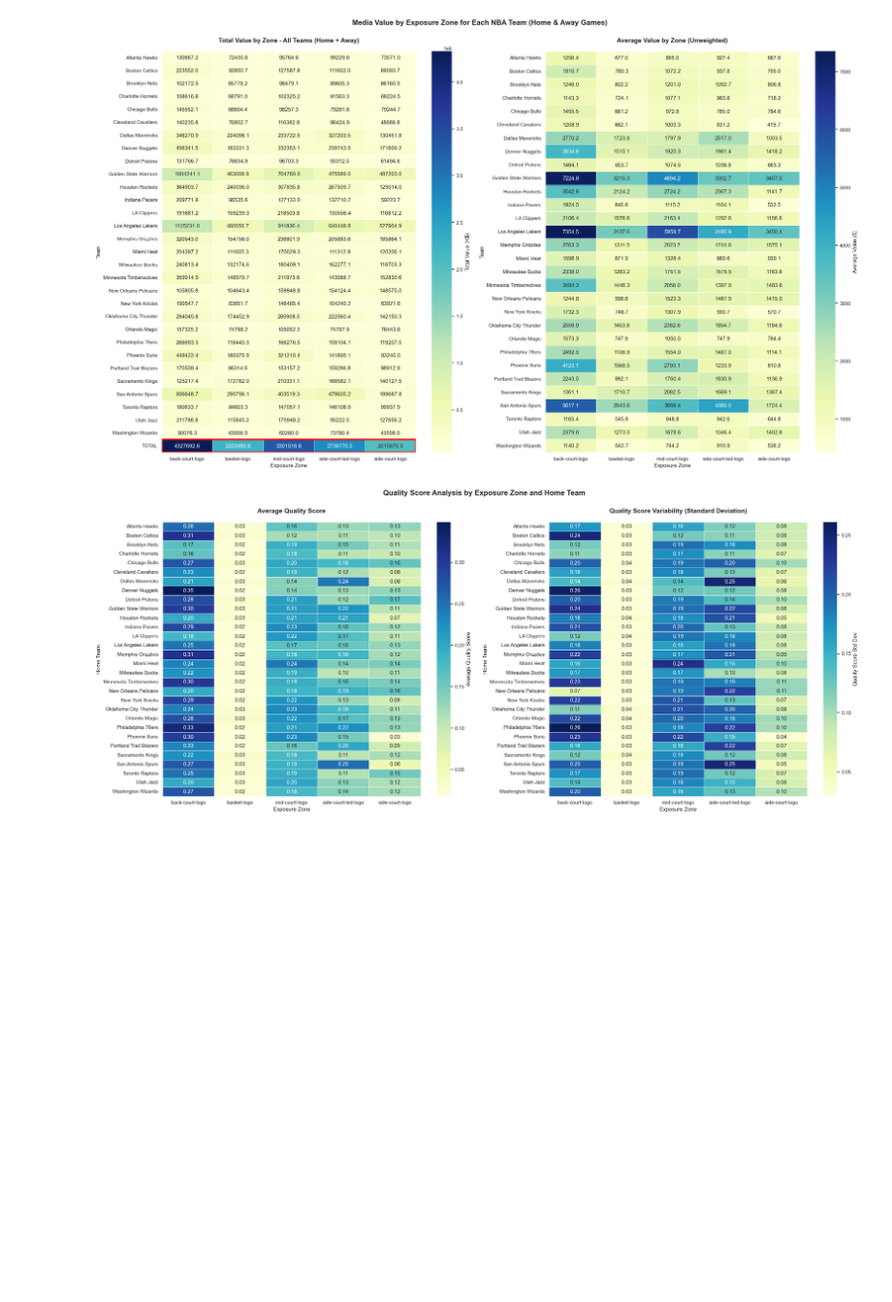
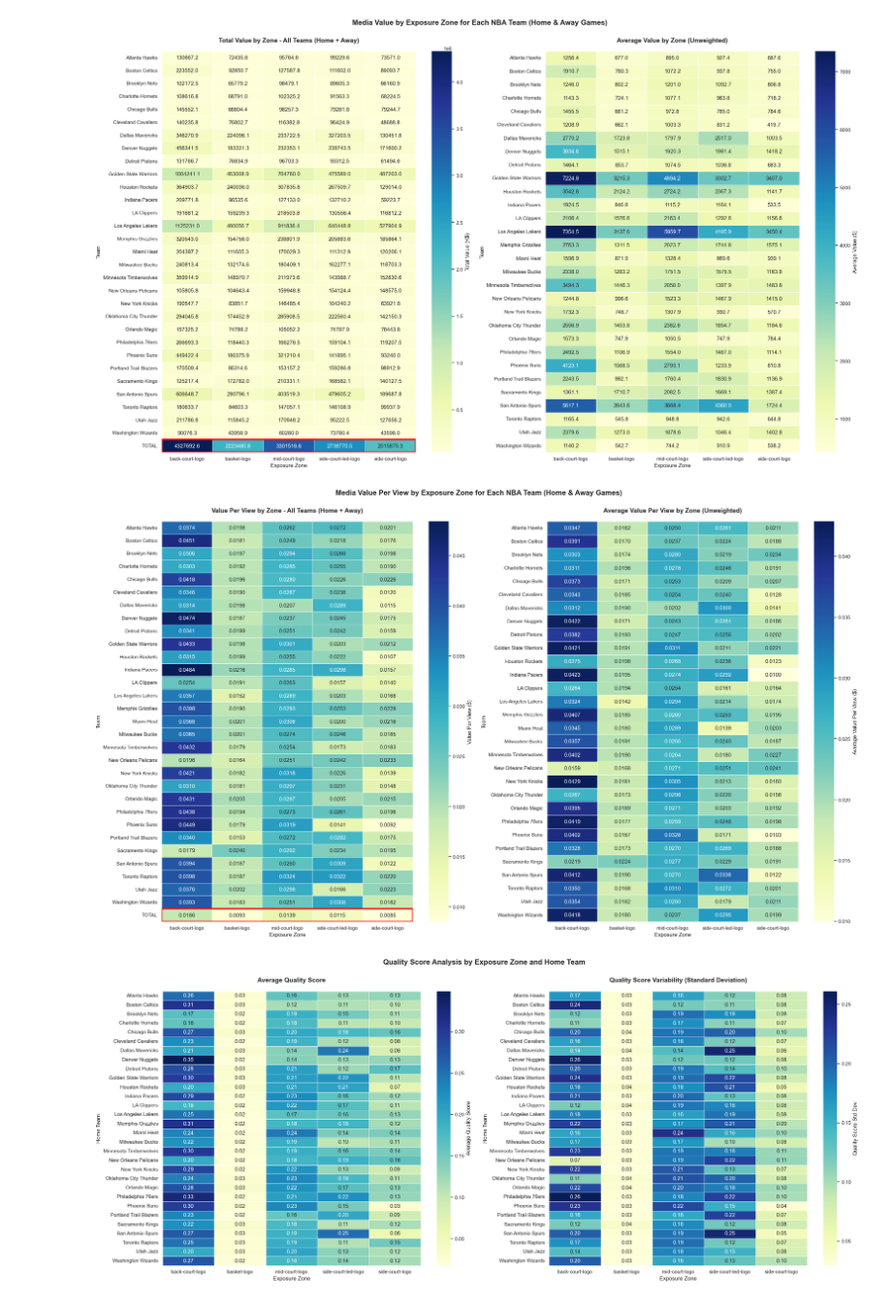
Before and after one commit to KylianSts/Quantifying-NBA-Sponsors-Extra-Exposure, a Jupyter notebook: Data_exploration/analysis_results/value_analysis.ipynb, the cells around one changed output. Shown at 97% size. Saved outputs shown, nothing was run; the diff lists cells and outputs as text; code cells hidden in the pictures; blank space fills up the shorter version.

```diff
--- a/Data_exploration/analysis_results/value_analysis.ipynb
+++ b/Data_exploration/analysis_results/value_analysis.ipynb
@@ -438,6 +466,105 @@ plt.tight_layout()
 plt.show()
 # %% [output]
 [figure]
+# %%
+# =============================================================================
+# VALUE PER VIEW BY ZONE FOR EACH TEAM (HOME OR AWAY)
+# =============================================================================
+
+# Create a team column that combines HOME and AWAY
+df_team_zone = df.copy()
+
+# For each row, we'll create two entries: one for home team, one for away team
+df_home = df[['HOME_TEAM_NAME', 'exposure_zone', 'total_media_value', 'view_count']].copy()
+df_home.columns = ['team', 'exposure_zone', 'total_media_value', 'view_count']
+
+df_away = df[['AWAY_TEAM_NAME', 'exposure_zone', 'total_media_value', 'view_count']].copy()
+df_away.columns = ['team', 'exposure_zone', 'total_media_value', 'view_count']
+
+# Combine both
+df_combined = pd.concat([df_home, df_away], ignore_index=True)
+
+# =============================================================================
+# CALCULATE METRICS - VALUE PER VIEW
+# =============================================================================
+
+# 1. TOTAL VALUE PER VIEW by team and zone (sum of value / sum of views)
+df_grouped = df_combined.groupby(['team', 'exposure_zone']).agg({
+    'total_media_value': 'sum',
+    'view_count': 'sum'
+}).reset_index()
+
+df_grouped['value_per_view'] = df_grouped['total_media_value'] / df_grouped['view_count']
+
+df_heatmap_total = df_grouped.pivot(
+    index="team",
+    columns="exposure_zone",
+    values="value_per_view"
+)
+
+# Add TOTAL row (weighted average across all teams)
+total_value = df_grouped.groupby('exposure_zone')['total_media_value'].sum()
+total_views = df_grouped.groupby('exposure_zone')['view_count'].sum()
+total_row = (total_value / total_views) / 2  # Divide by 2 since we counted each game twice
+df_heatmap_total.loc['TOTAL'] = total_row
+
+# 2. AVERAGE VALUE PER VIEW by team and zone (mean of individual value_per_view)
+df_combined['value_per_view'] = df_combined['total_media_value'] / df_combined['view_count']
+df_avg_value_per_view = df_combined.groupby(['team', 'exposure_zone'])['value_per_view'].mean()
+df_heatmap_avg = df_avg_value_per_view.reset_index().pivot(
+    index="team",
+    columns="exposure_zone",
+    values="value_per_view"
+)
+
+# =============================================================================
+# VISUALIZATIONS
+# =============================================================================
+
+fig, axes = plt.subplots(1, 2, figsize=(24, 14))
+
+# Left: Total Value Per View
+sns.heatmap(
+    df_heatmap_total,
+    cmap="YlGnBu",
+    annot=True,
+    fmt=".4f",
+    linewidths=0.5,
+    cbar_kws={"label": "Value Per View ($)"},
+    ax=axes[0]
+)
+axes[0].set_title("Value Per View by Zone - All Teams (Home + Away)",
+                     fontsize=14, fontweight='bold', pad=20)
+axes[0].set_ylabel("Team", fontsize=12)
+axes[0].set_xlabel("Exposure Zone", fontsize=12)
+
+# Highlight the TOTAL row
+total_row_idx = len(df_heatmap_total) - 1
+for spine in ['top', 'bottom', 'left', 'right']:
+    axes[0].add_patch(plt.Rectangle((0, total_row_idx), df_heatmap_total.shape[1], 1,
+                                     fill=False, edgecolor='red', lw=3))
+
+# Right: Average Value Per View
+sns.heatmap(
+    df_heatmap_avg,
+    cmap="YlGnBu",
+    annot=True,
+    fmt=".4f",
+    linewidths=0.5,
+    cbar_kws={"label": "Average Value Per View ($)"},
+    ax=axes[1]
+)
+axes[1].set_title("Average Value Per View by Zone (Unweighted)",
+                     fontsize=14, fontweight='bold', pad=20)
+axes[1].set_ylabel("Team", fontsize=12)
+axes[1].set_xlabel("Exposure Zone", fontsize=12)
+
+plt.suptitle("Media Value Per View by Exposure Zone for Each NBA Team (Home & Away Games)",
+             fontsize=16, fontweight='bold', y=1.00)
+plt.tight_layout()
+plt.show()
+# %% [output]
+[figure, added]
 # %%
 # =============================================================================
 # QUALITY SCORE HEATMAPS BY HOME TEAM
```
Also changed, not shown: parts of 2 cells of this notebook.
